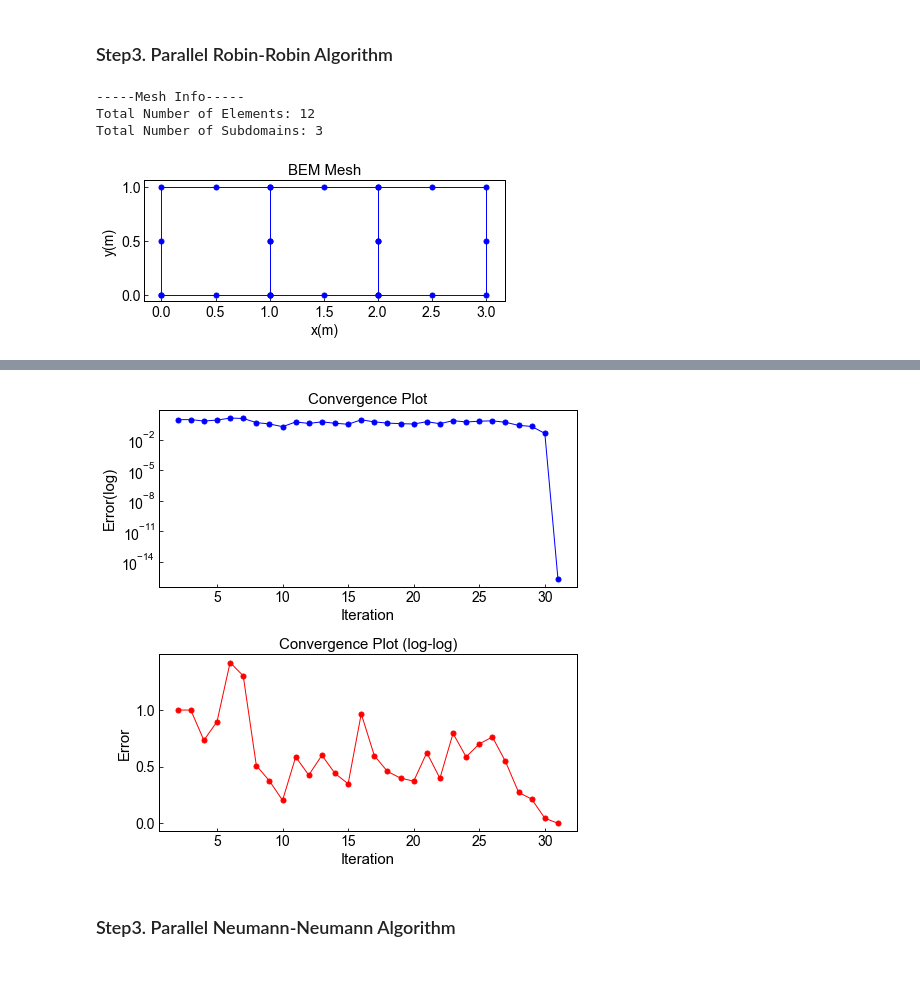
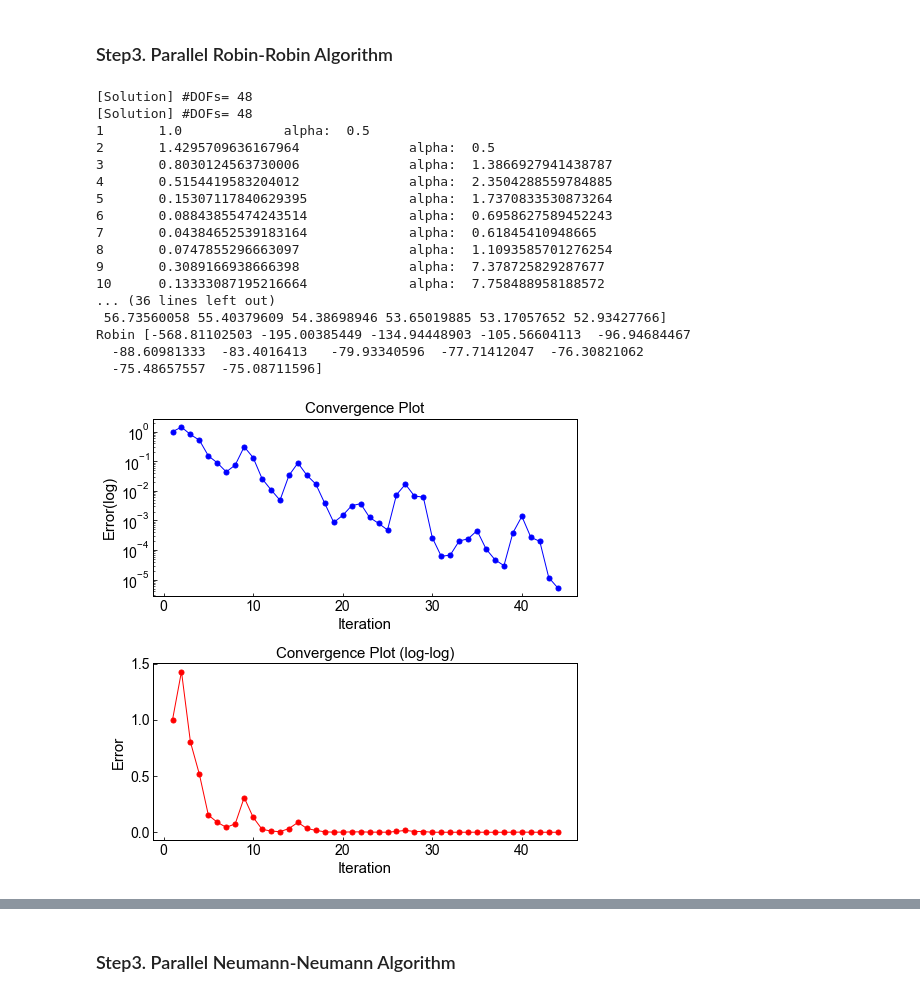
Before and after one commit to BinWang0213/PyBEM2D, a Jupyter notebook: Examples/SimpleDomainDDM.ipynb, the cells around one changed output, grey strips where cells are left out. Drawn from its saved outputs; the diff is of its cells as text; code cells hidden in the pictures.

Commit message:
Update DDM module
1. DDM module now support intersection assign by ID instead of coordinates
2. DDM loop is now through the intersection instead of domain

```diff
--- a/Examples/SimpleDomainDDM.ipynb
+++ b/Examples/SimpleDomainDDM.ipynb
@@ -21,12 +21,12 @@ BEM_Case1=BEMpy.BEM2D()
 
 #1.Build Mesh
 Boundary_vert=[(0.0, 0.0), (1.0, 0.0), (1.0, 1.0), (0.0, 1.0)] #Anti-clock wise for internal domain
-element_esize=1
+element_esize=1.0/4.0
 
 BEM_Case1.set_Mesh(Boundary_vert,[],[],element_esize,[],Type="Quad")
 BEM_Case1.plot_Mesh()
 #2.Set Boundary condition
-bc0=[(3,100)]
+bc0=[(0,100),(3,100)]
 BEM_Case1.set_BoundaryCondition(DirichletBC=bc0)
 #BEM_Case1.print_debug()
 
@@ -37,34 +37,18 @@ BEM_Case2=BEMpy.BEM2D()
 
 #1.Build Mesh
 Boundary_vert=[(1.0, 0.0), (2.0, 0.0), (2.0, 1.0), (1.0, 1.0)] #Anti-clock wise for internal domain
-element_esize=1
 
 BEM_Case2.set_Mesh(Boundary_vert,[],[],element_esize,[],Type="Quad")
 BEM_Case2.plot_Mesh()
 
 #2.Set Boundary condition
-bc0=[(1,10),(3,0)]
+bc0=[(1,10)]
 BEM_Case2.set_BoundaryCondition(DirichletBC=bc0)
 #BEM_Case2.print_debug()
 
 BEM_Case2.SetProps(k=4)
 
-#####Subdomain3########
-BEM_Case3=BEMpy.BEM2D()
-
-#1.Build Mesh
-Boundary_vert=[(2.0, 0.0), (3.0, 0.0), (3.0, 1.0), (2.0, 1.0)] #Anti-clock wise for internal domain
-element_esize=1
-
-BEM_Case3.set_Mesh(Boundary_vert,[],[],element_esize,[],Type="Quad")
-BEM_Case3.plot_Mesh()
-
-#2.Set Boundary condition
-bc0=[(1,0)]
-BEM_Case3.set_BoundaryCondition(DirichletBC=bc0)
-#BEM_Case2.print_debug()
-
-BEM_Case3.SetProps(k=1)
+BEMCases=[BEM_Case1,BEM_Case2]
 # %% [output]
 [Mesh] Genetrated...
 [Mesh] Discontinous Element used
@@ -90,11 +67,2 @@ BEM_Case3.SetProps(k=1)
 # %% [markdown]
 ### Step2. Setup iterative coupling solver
-# %%
-BEMCases=[BEM_Case1,BEM_Case2,BEM_Case3] #BEM_Case1,BEM_Case2 are coupled
-CommonEdges=[[(1.0, 0.0), (1.0, 1.0)],
-             [(2.0, 0.0), (2.0, 1.0)]
-            ]
-Connects=[[(1,0)],  #BEM_case1 connect with BEM_case2(1) at its face 1
-          [(0,0),(2,1)],  #BEM_case2 coonect with BEM_case1(0) at its face 3
-          [(1,1)]]
-BEMSolver=BEMpy.DDM_Solver(BEMobj=BEMCases,Intersection=CommonEdges,Connection=Connects)
@@ -106,10 +69,31 @@ Total Number of Subdomains: 3
+# %%
+#Intersection 1
+#Domain 0 <-> Domain 1
+#BD 1 <-> BD 3
+DomainID,BoundaryID=0,1
+DomainID_connect,BoundaryID_connect=1,3
+Intersect1=[DomainID,DomainID_connect,BoundaryID,BoundaryID_connect]
 # %% [markdown]
 ### Step3. Parallel Robin-Robin Algorithm
 # %%
-BEMSolver=BEMpy.DDM_Solver(BEMobj=BEMCases,Intersection=CommonEdges,Connection=Connects)
-BEMSolver.Solve_Iter(Method="P-RR",TOL=1e-5,alpha=0.5,opt=1) #P-NN
+BEMSolver=BEMpy.DDM_Solver(BEMobj=BEMCases,Intersection=[Intersect1],plot_mesh=0)
+BEMSolver.Solve_Iter(Method="P-RR",max_iters=100,TOL=1e-5,alpha=0.5,opt=1) #P-DD
 # %% [output]
------Mesh Info-----
-Total Number of Elements: 12
-Total Number of Subdomains: 3
+[Solution] #DOFs= 48
+[Solution] #DOFs= 48
+1       1.0             alpha:  0.5
+2       1.4295709636167964              alpha:  0.5
+3       0.8030124563730006              alpha:  1.3866927941438787
+4       0.5154419583204012              alpha:  2.3504288559784885
+5       0.15307117840629395             alpha:  1.7370833530873264
+6       0.08843855474243514             alpha:  0.6958627589452243
+7       0.04384652539183164             alpha:  0.61845410948665
+8       0.0747855296663097              alpha:  1.1093585701276254
+9       0.3089166938666398              alpha:  7.378725829287677
+10      0.13333087195216664             alpha:  7.758488958188572
+... (36 lines left out)
+ 56.73560058 55.40379609 54.38698946 53.65019885 53.17057652 52.93427766]
+Robin [-568.81102503 -195.00385449 -134.94448903 -105.56604113  -96.94684467
+  -88.60981333  -83.4016413   -79.93340596  -77.71412047  -76.30821062
+  -75.48657557  -75.08711596]
-[figure, old version]
+[figure, new version]
@@ -133,4 +100,3 @@ Robin [114.28571429 114.28571429 114.28571429]
-[figure, removed]
 # %% [markdown]
 ### Step3. Parallel Neumann-Neumann Algorithm
 # %%
```
Also changed, not shown: parts of 10 cells of this notebook, 20 other files.
